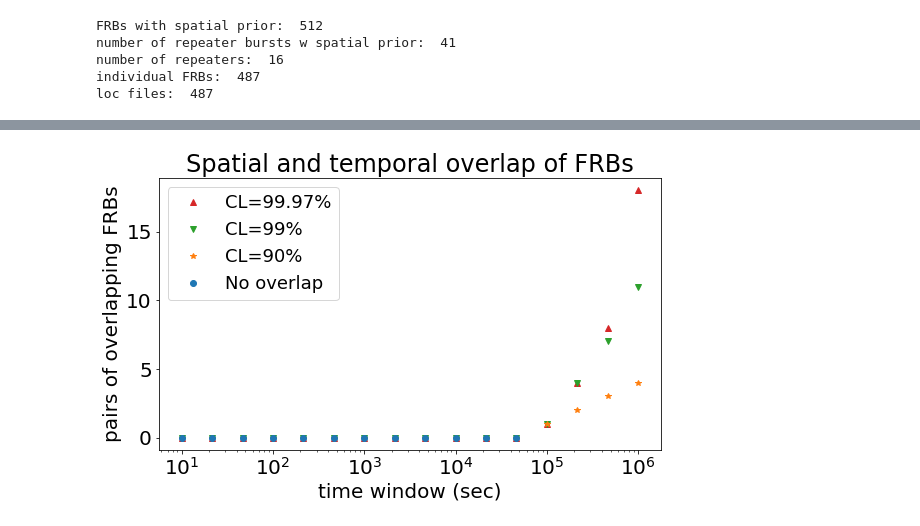
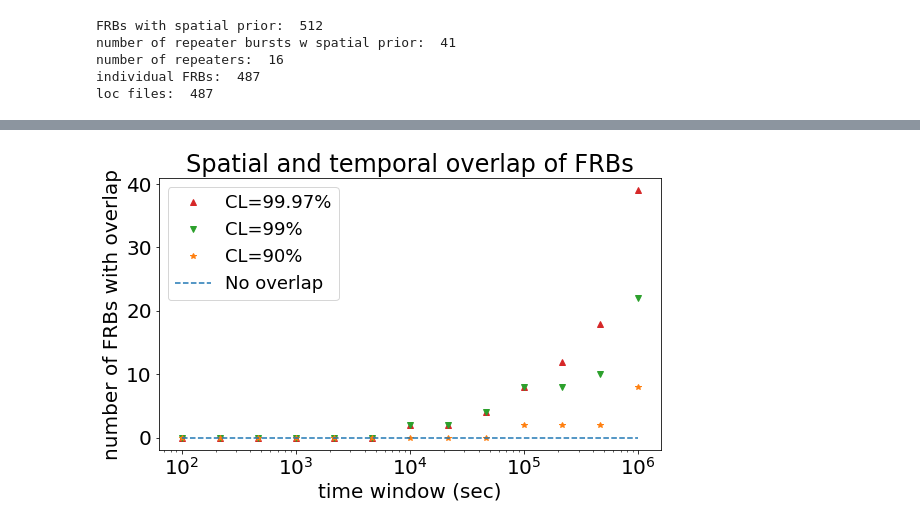
Before and after one commit to jessiethw/FRB, a Jupyter notebook: check_overlap.ipynb, the cells around one changed output, grey strips where cells are left out. Cells and saved outputs as stored; diff of their text form; code cells hidden in the pictures.

Commit message:
checking for multiple overlap and handling repeaters correctly

```diff
--- a/check_overlap.ipynb
+++ b/check_overlap.ipynb
@@ -210,24 +303,31 @@ overlap_90 = pd.read_pickle(r'/home/jthwaites/FRB/overlapping_frbs_cl90.pkl')
 # %%
 #fig, ax = plt.subplots(figsize=(9,5))
-tws=[int(t) for t in np.logspace(1,6, num=16)]
-keys=sorted([key for key in overlap_9997.keys()])[0:-3]
-n_frbs_9997=[len(overlap_9997[k]) for k in keys]
-n_frbs_99=[len(overlap_99[k]) for k in tws]
-n_frbs_90=[len(overlap_90[k]) for k in tws]
+tws=[int(t) for t in np.logspace(2,6, num=13)]
+n_frbs_9997=[len(overlap_9997[k])*2 for k in tws] #no 3-way or more overlap until higher tw than 10^6
+n_frbs_9997[-1]=n_frbs_9997[-1]-3
+#one repeated frb: 2 repeats of the same frb with 1 non-rep
+#and one 3-way overlap
+
+n_frbs_99=[(len(overlap_99[k]))*2 for k in tws]
+n_frbs_99[-1]=n_frbs_99[-1]-2 #same 2 rep as above
+
+n_frbs_90=[len(overlap_90[k])*2 for k in tws]
 # %%
 fig, ax = plt.subplots(figsize=(9,5))
-plt.plot(keys, n_frbs_9997, '^', color='C3', label='CL=99.97%')
-plt.plot(keys, n_frbs_99, 'v', color='C2', label='CL=99%')
-plt.plot(keys, n_frbs_90, '*', color='C1', label='CL=90%')
+plt.plot(tws, n_frbs_9997, '^', color='C3', label='CL=99.97%')
+plt.plot(tws, n_frbs_99, 'v', color='C2', label='CL=99%')
+plt.plot(tws, n_frbs_90, '*', color='C1', label='CL=90%')
 
 w=np.where(np.asarray(n_frbs_90) == 0)[0]
-plt.plot([keys[i] for i in w],[n_frbs_90[i] for i in w],'o',color='C0', label='No overlap')
+plt.plot(tws, np.zeros(13),'--',color='C0', label='No overlap')
+#plt.plot([tws[i] for i in w],[n_frbs_90[i] for i in w],'o',color='C0', label='No overlap')
 
-plt.ylabel(r'pairs of overlapping FRBs')
+plt.ylabel(r'number of FRBs with overlap')
+#plt.ylabel(r'pairs of overlapping FRBs')
 plt.xlabel(r'time window (sec)')
 ax.set_title(r'Spatial and temporal overlap of FRBs')
 plt.xscale('log')
 plt.legend(fontsize=18)
 plt.savefig('/home/jthwaites/FRB/plots/overlap_cls.png')
 # %% [output]
-[figure, old version]
+[figure, new version]
```
Also changed, not shown: parts of 7 cells of this notebook, 4 other files.
